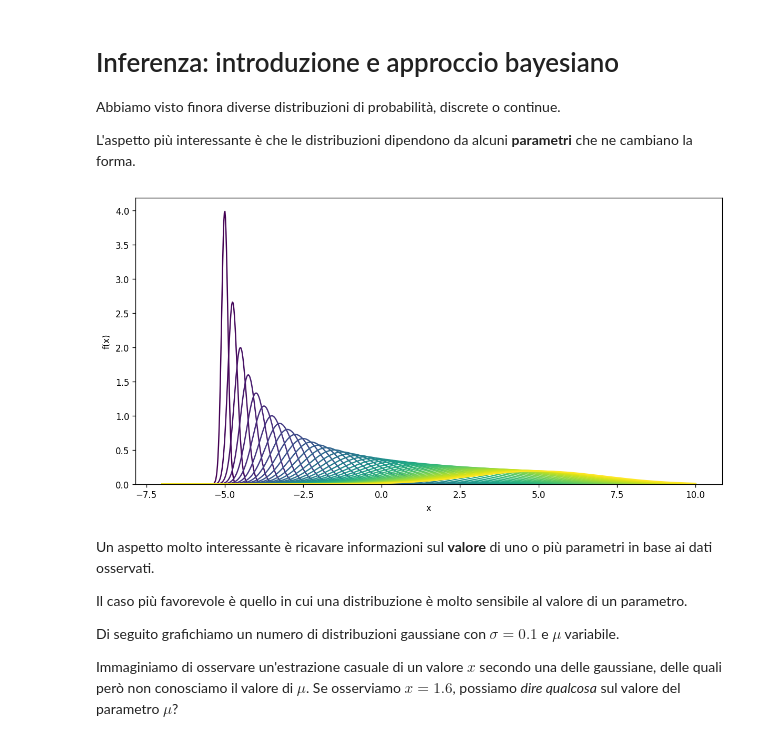
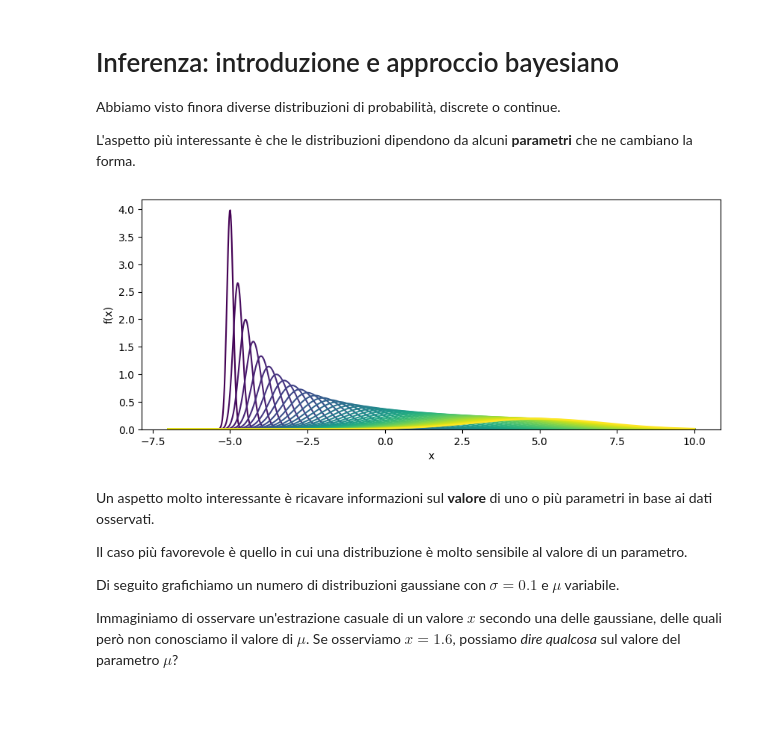
Before and after one commit to lucalista/analisi-dati-2024, a Jupyter notebook: 11.01.00__Inferenza_bayesiana.ipynb, the cells around one changed output. Cells and saved outputs as stored; diff of their text form; code cells hidden in the pictures; blank space fills up the shorter version.

```diff
--- a/11.01.00__Inferenza_bayesiana.ipynb
+++ b/11.01.00__Inferenza_bayesiana.ipynb
@@ -15,16 +15,16 @@ x = np.linspace(-7, 10, 1001)
 mu = np.linspace(-5, 5, 41)
 sigma = np.linspace(0.1, 2.1, 41)
 # %%
-plt.figure(figsize=(12,6), dpi=120)
+plt.figure(figsize=(10, 4))
 colors = np.linspace(0, 1, len(mu))
 for m, s, c in zip(mu, sigma, colors):
     plt.plot(x, norm.pdf(x, loc=m, scale=s), color=plt.get_cmap('viridis')(c))
 plt.ylim(bottom=0)
 plt.xlabel('x')
 plt.ylabel('f(x)')
 plt.show()
 # %% [output]
-[figure, old version]
+[figure, new version]
 # %% [markdown]
 Un aspetto molto interessante è ricavare informazioni sul **valore** di uno o più parametri in base ai dati osservati.
 
```
Also changed, not shown: parts of 20 cells of this notebook.
